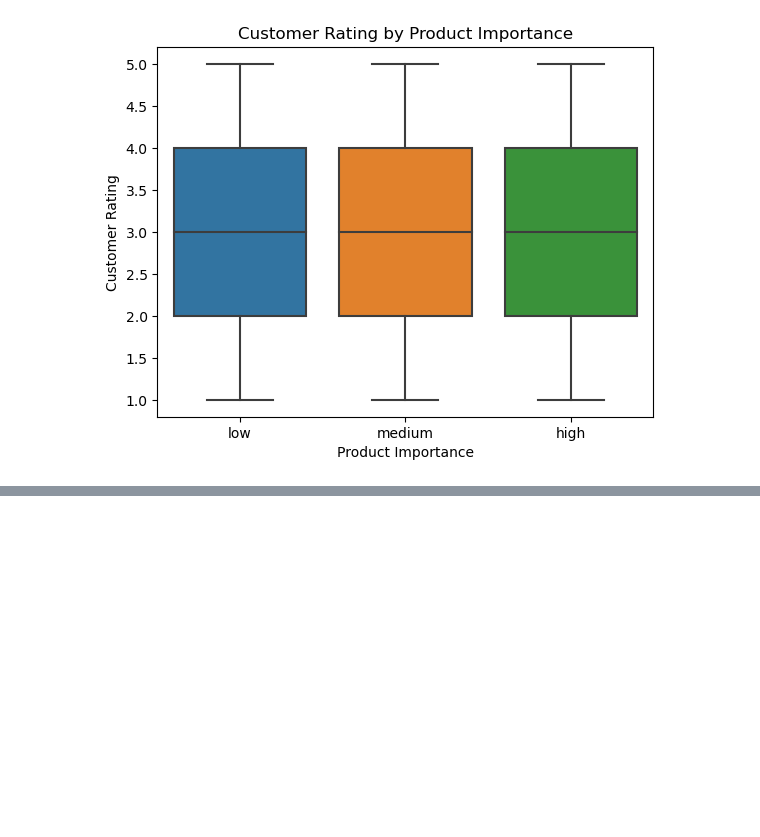
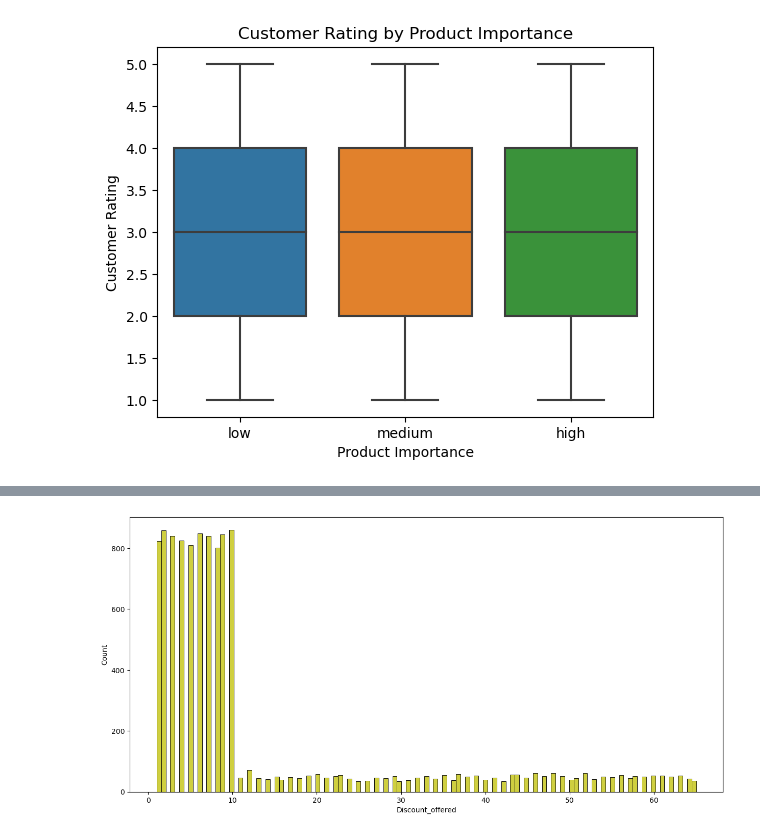
Before and after one commit to Srinivas98-de/Shipping-data-analysis, a Jupyter notebook: notebooks/E Commerce Shipping Data Analysis.ipynb, the cells around one changed output, grey strips where cells are left out. Cells and saved outputs as stored; diff of their text form; code cells hidden in the pictures; blank space fills up the shorter version.

```diff
--- a/notebooks/E Commerce Shipping Data Analysis.ipynb
+++ b/notebooks/E Commerce Shipping Data Analysis.ipynb
@@ -252,0 +285,9 @@ plt.show()
+# %%
+# making a distplot of discount offered column
+
+plt.figure(figsize = (15, 7))
+ax = sns.histplot(df['Discount_offered'], color = 'y')
+
+plt.show()
+# %% [output]
+[figure, added]
```
Also changed, not shown: parts of 18 cells of this notebook, 3 other files.
